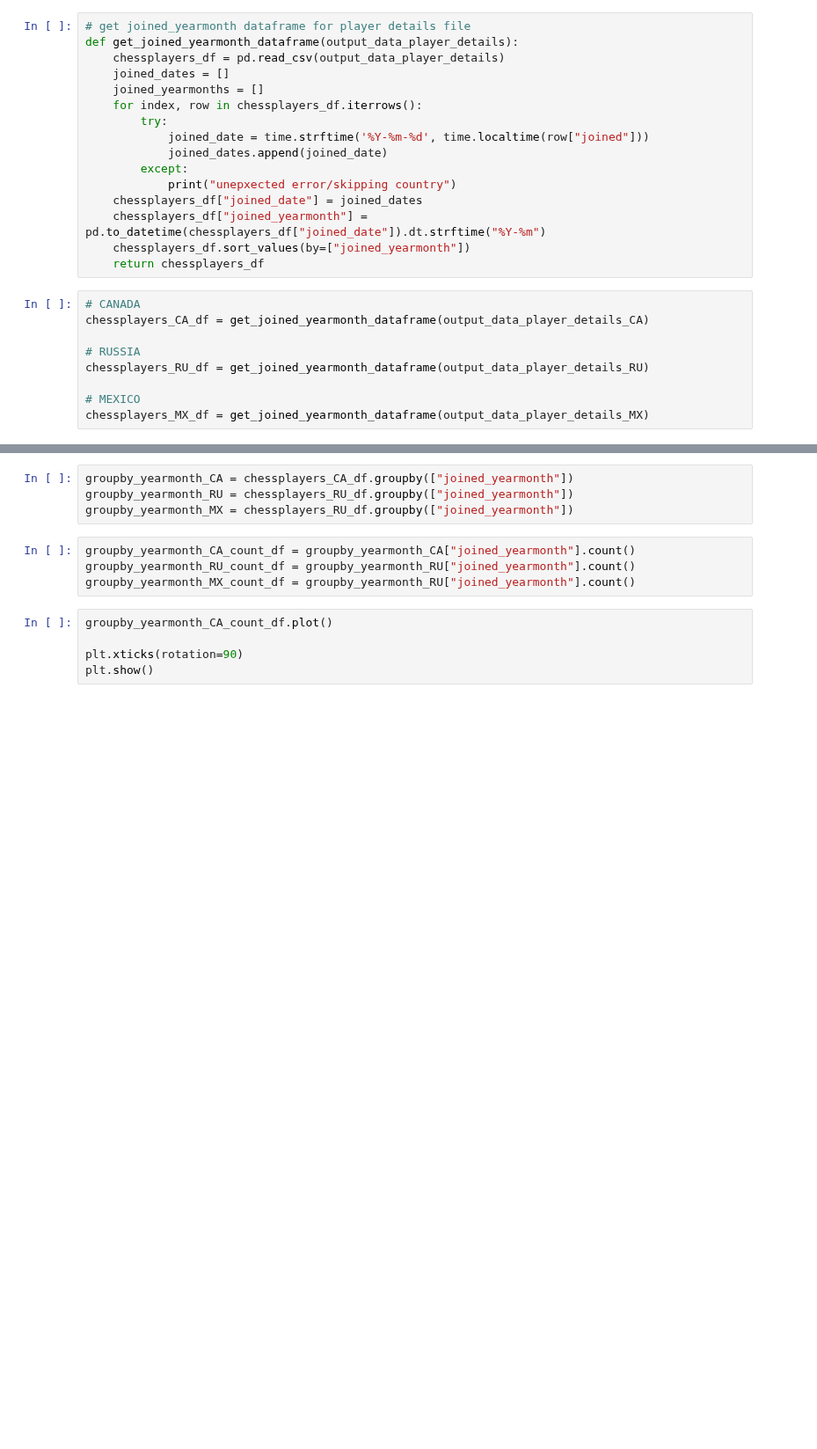
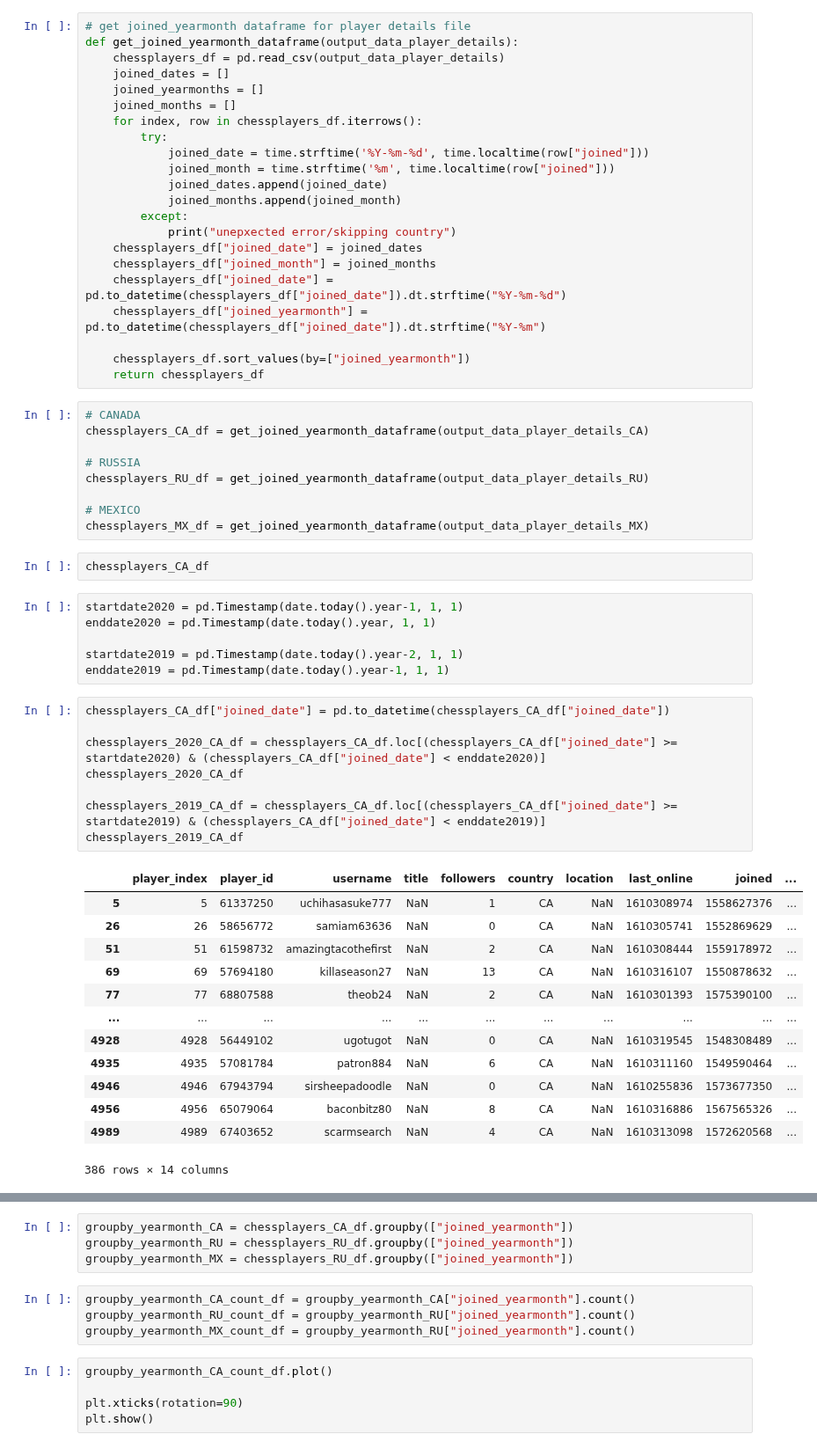
Before and after one commit to melissamonroe/who-plays-chess, a Jupyter notebook: ChessDetailsPy.ipynb, the cells around one changed output, grey strips where cells are left out. Shown at 88% size. Cells and saved outputs as stored; diff of their text form; blank space fills up the shorter version.

```diff
--- a/ChessDetailsPy.ipynb
+++ b/ChessDetailsPy.ipynb
@@ -20,14 +21,20 @@ def get_joined_yearmonth_dataframe(output_data_player_details):
     chessplayers_df = pd.read_csv(output_data_player_details)
     joined_dates = []
     joined_yearmonths = []
+    joined_months = []
     for index, row in chessplayers_df.iterrows():
         try:
             joined_date = time.strftime('%Y-%m-%d', time.localtime(row["joined"]))
+            joined_month = time.strftime('%m', time.localtime(row["joined"]))
             joined_dates.append(joined_date)
+            joined_months.append(joined_month)
         except:
             print("unepxected error/skipping country")
     chessplayers_df["joined_date"] = joined_dates
+    chessplayers_df["joined_month"] = joined_months
+    chessplayers_df["joined_date"] = pd.to_datetime(chessplayers_df["joined_date"]).dt.strftime("%Y-%m-%d")
     chessplayers_df["joined_yearmonth"] = pd.to_datetime(chessplayers_df["joined_date"]).dt.strftime("%Y-%m")
+
     chessplayers_df.sort_values(by=["joined_yearmonth"])
     return chessplayers_df
 # %%
@@ -39,3 +46,33 @@ chessplayers_RU_df = get_joined_yearmonth_dataframe(output_data_player_details_R
 
 # MEXICO
 chessplayers_MX_df = get_joined_yearmonth_dataframe(output_data_player_details_MX)
+# %%
+chessplayers_CA_df
+# %%
+startdate2020 = pd.Timestamp(date.today().year-1, 1, 1)
+enddate2020 = pd.Timestamp(date.today().year, 1, 1)
+
+startdate2019 = pd.Timestamp(date.today().year-2, 1, 1)
+enddate2019 = pd.Timestamp(date.today().year-1, 1, 1)
+# %%
+chessplayers_CA_df["joined_date"] = pd.to_datetime(chessplayers_CA_df["joined_date"])
+
+chessplayers_2020_CA_df = chessplayers_CA_df.loc[(chessplayers_CA_df["joined_date"] >= startdate2020) & (chessplayers_CA_df["joined_date"] < enddate2020)]
+chessplayers_2020_CA_df
+
+chessplayers_2019_CA_df = chessplayers_CA_df.loc[(chessplayers_CA_df["joined_date"] >= startdate2019) & (chessplayers_CA_df["joined_date"] < enddate2019)]
+chessplayers_2019_CA_df
+# %% [output]
+|  | player_index | player_id | username | title | followers | country | location | last_online | joined | ... |
+| 5 | 5 | 61337250 | uchihasasuke777 | NaN | 1 | CA | NaN | 1610308974 | 1558627376 | ... |
+| 26 | 26 | 58656772 | samiam63636 | NaN | 0 | CA | NaN | 1610305741 | 1552869629 | ... |
+| 51 | 51 | 61598732 | amazingtacothefirst | NaN | 2 | CA | NaN | 1610308444 | 1559178972 | ... |
+| 69 | 69 | 57694180 | killaseason27 | NaN | 13 | CA | NaN | 1610316107 | 1550878632 | ... |
+| 77 | 77 | 68807588 | theob24 | NaN | 2 | CA | NaN | 1610301393 | 1575390100 | ... |
+| ... | ... | ... | ... | ... | ... | ... | ... | ... | ... | ... |
+| 4928 | 4928 | 56449102 | ugotugot | NaN | 0 | CA | NaN | 1610319545 | 1548308489 | ... |
+| 4935 | 4935 | 57081784 | patron884 | NaN | 6 | CA | NaN | 1610311160 | 1549590464 | ... |
+| 4946 | 4946 | 67943794 | sirsheepadoodle | NaN | 0 | CA | NaN | 1610255836 | 1573677350 | ... |
+| 4956 | 4956 | 65079064 | baconbitz80 | NaN | 8 | CA | NaN | 1610316886 | 1567565326 | ... |
+| 4989 | 4989 | 67403652 | scarmsearch | NaN | 4 | CA | NaN | 1610313098 | 1572620568 | ... |
+386 rows × 14 columns
```
Also changed, not shown: parts of 15 cells of this notebook, 1 other file.
